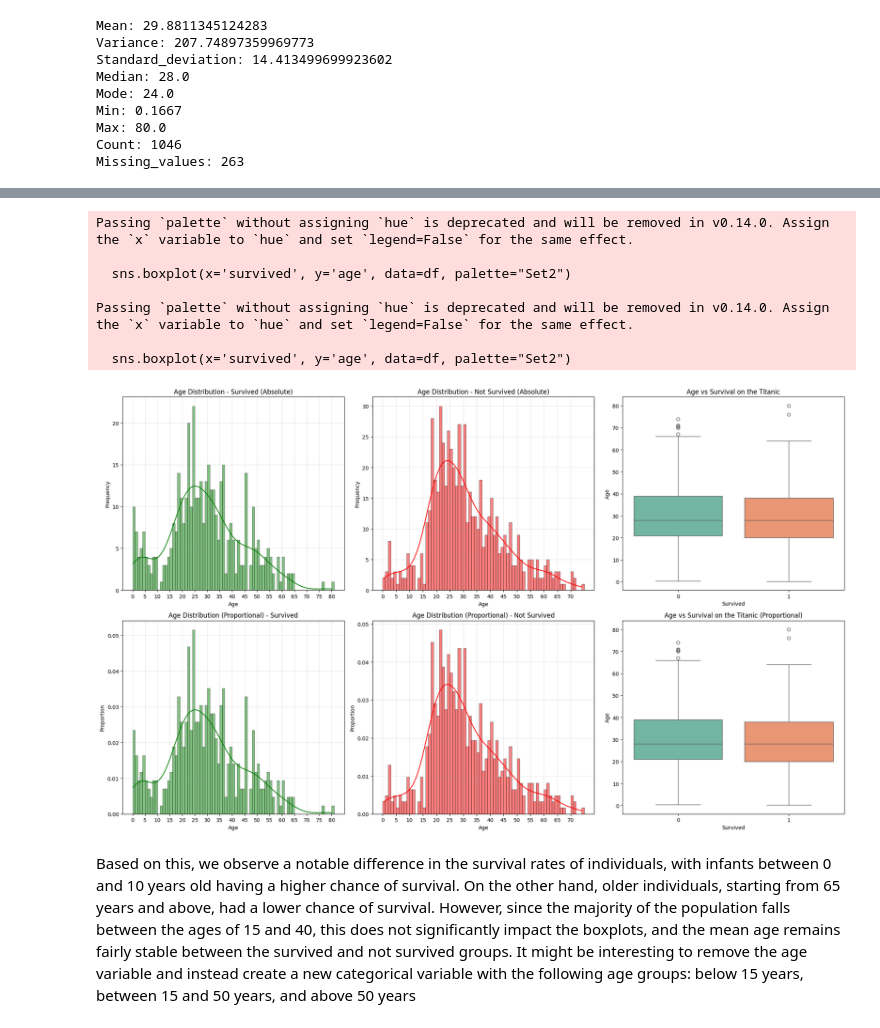
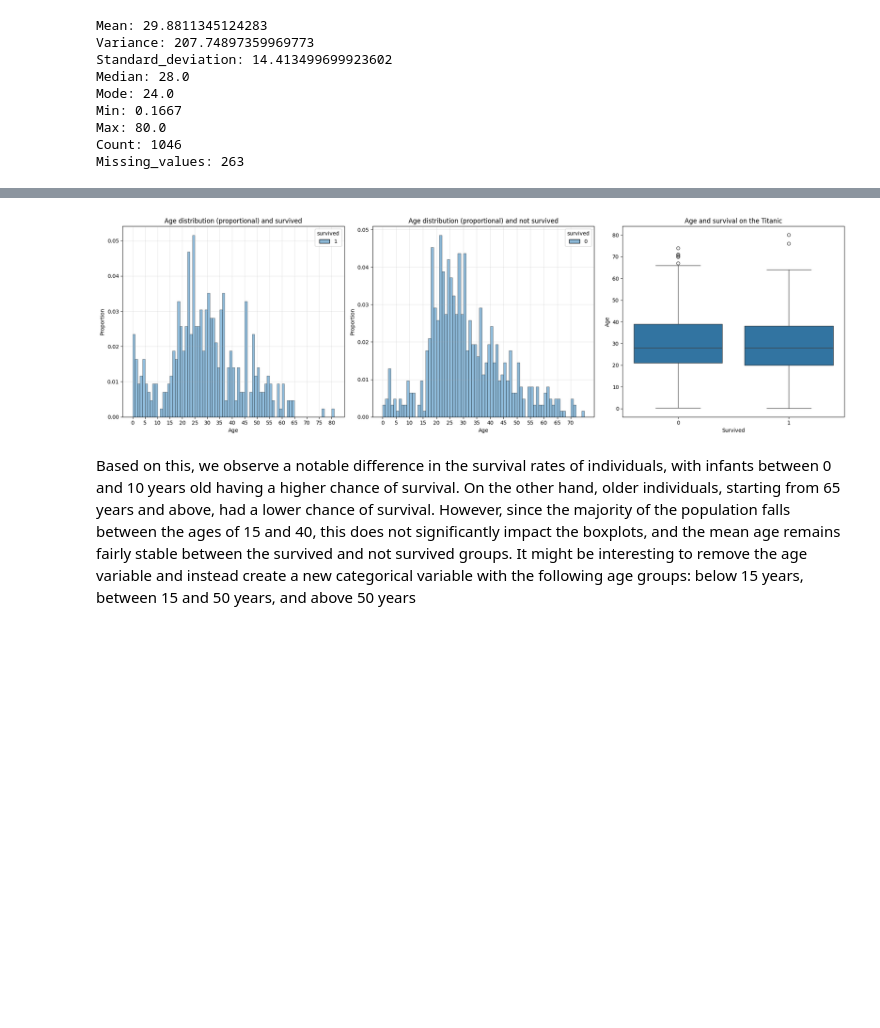
Before and after one commit to catebros/ML-fundamentals-2025, a Jupyter notebook: assignment_1_caterinamaria_barberoros[_barberoros].ipynb, the cells around one changed output, grey strips where cells are left out. Saved outputs shown, nothing was run; the diff lists cells and outputs as text; code cells hidden in the pictures; blank space fills up the shorter version.

```diff
--- a/assignment_1_caterinamaria_barberoros[_barberoros].ipynb
+++ b/assignment_1_caterinamaria_barberoros[_barberoros].ipynb
@@ -214,77 +189,46 @@ print(max_age_not_survived)
 # %%
-plt.figure(figsize=(20, 12))
+survived = df[df['survived'] == 1]
+not_survived = df[df['survived'] == 0]
 
-#1st plot: Age Distribution (Frequency) - Survived
-plt.subplot(2, 3, 1)
+plt.figure(figsize=(20, 6))
+
+# we make 1 bin per year, for easier visualization
 bins_survived = np.arange(0, survived['age'].max() + 2)
+bins_not_survived = np.arange(0, not_survived['age'].max() + 2)
+
+## 1st plot: Age Distribution -  Survived
+plt.subplot(1, 3, 1)
 sns.histplot(data=survived, x='age', bins=bins_survived,
-             kde=True, color='green',
-             binrange=(0, survived['age'].max() + 1))
-plt.title('Age Distribution - Survived (Absolute)')
-plt.xlabel('Age')
-plt.ylabel('Frequency')
-plt.xticks(np.arange(0, survived['age'].max() + 1, 5))
-plt.grid(True, alpha=0.3)
-
-#2nd plot: Age Distribution (Frequency) - Not Survived
-plt.subplot(2, 3, 2)
-bins_not_survived = np.arange(0, not_survived['age'].max() + 2)
-sns.histplot(data=not_survived, x='age', bins=bins_not_survived,
-             kde=True, color='red',
-             binrange=(0, not_survived['age'].max() + 1))
-plt.title('Age Distribution - Not Survived (Absolute)')
-plt.xlabel('Age')
-plt.ylabel('Frequency')
-plt.xticks(np.arange(0, not_survived['age'].max() + 1, 5))
-plt.grid(True, alpha=0.3)
-
-#3rd plot: Boxplot - Age vs Survived
-plt.subplot(2, 3, 3)
-sns.boxplot(x='survived', y='age', data=df, palette="Set2")
-plt.xlabel("Survived")
-plt.ylabel("Age")
-plt.title("Age vs Survival on the Titanic")
-
-#4th plot: Age Distribution (Proportional) - Survived
-plt.subplot(2, 3, 4)
-sns.histplot(data=survived, x='age', bins=bins_survived,
-             stat='probability', kde=True, color='green',
-             binrange=(0, survived['age'].max() + 1))
-plt.title('Age Distribution (Proportional) - Survived')
+             stat='probability', color='green',
+             binrange=(0, survived['age'].max() + 1), hue='survived')
+plt.title('Age distribution (proportional) and survived')
 plt.xlabel('Age')
 plt.ylabel('Proportion')
 plt.xticks(np.arange(0, survived['age'].max() + 1, 5))
 plt.grid(True, alpha=0.3)
 
-#5th plot: Age Distribution (Proportional) - Not Survived
-plt.subplot(2, 3, 5)
+# 2nd plot: Age Distribution - Not Survived
+plt.subplot(1, 3, 2)
 sns.histplot(data=not_survived, x='age', bins=bins_not_survived,
-             stat='probability', kde=True, color='red',
-             binrange=(0, not_survived['age'].max() + 1))
-plt.title('Age Distribution (Proportional) - Not Survived')
+             stat='probability', color='red',
+             binrange=(0, not_survived['age'].max() + 1), hue='survived')
+plt.title('Age distribution (proportional) and not survived')
 plt.xlabel('Age')
 plt.ylabel('Proportion')
 plt.xticks(np.arange(0, not_survived['age'].max() + 1, 5))
 plt.grid(True, alpha=0.3)
 
-#6th plot: Boxplot - Age vs Survived (Proportional)
-plt.subplot(2, 3, 6)
-sns.boxplot(x='survived', y='age', data=df, palette="Set2")
-plt.xlabel("Survived")
-plt.ylabel("Age")
-plt.title("Age vs Survival on the Titanic (Proportional)")
+# 3rd plot: Boxplot - Age vs Survived
+plt.subplot(1, 3, 3)
+sns.boxplot(x='survived', y='age', data=df)
+plt.xlabel('Survived')
+plt.ylabel('Age')
+plt.title('Age and survival on the Titanic')
 
 plt.tight_layout()
 plt.show()
 # %% [output]
-Passing `palette` without assigning `hue` is deprecated and will be removed in v0.14.0. Assign the `x` variable to `hue` and set `legend=False` for the same effect.
-
-  sns.boxplot(x='survived', y='age', data=df, palette="Set2")
-
-Passing `palette` without assigning `hue` is deprecated and will be removed in v0.14.0. Assign the `x` variable to `hue` and set `legend=False` for the same effect.
-
-  sns.boxplot(x='survived', y='age', data=df, palette="Set2")
-[figure, old version]
+[figure, new version]
 # %% [markdown]
 Based on this, we observe a notable difference in the survival rates of individuals, with infants between 0 and 10 years old having a higher chance of survival. On the other hand, older individuals, starting from 65 years and above, had a lower chance of survival. However, since the majority of the population falls between the ages of 15 and 40, this does not significantly impact the boxplots, and the mean age remains fairly stable between the survived and not survived groups. It might be interesting to remove the age variable and instead create a new categorical variable with the following age groups: below 15 years, between 15 and 50 years, and above 50 years
 # %% [markdown]
```
Also changed, not shown: parts of 162 cells of this notebook.
